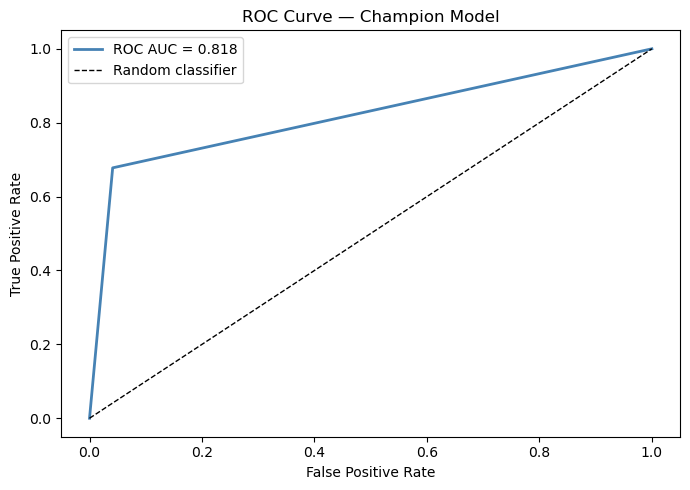
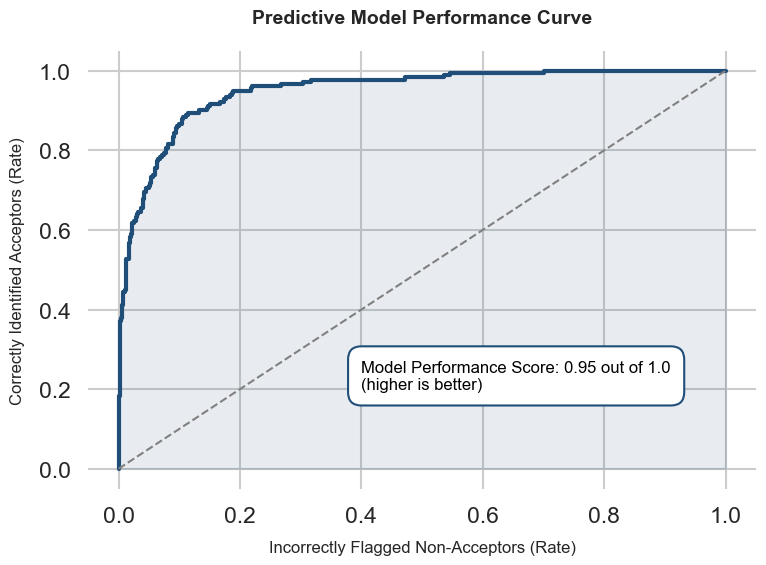
Unified diff of the notebook cell whose output changed from the first chart to the second:
--- before
+++ after
@@ -1,15 +1,31 @@
-fpr, tpr, thresholds = roc_curve(y_test, y_pred)
+y_pred_proba = champion.predict_proba(X_test)[:, 1]
+
+#Calculate ROC curve metrics using probabilities (NOT binary predictions)
+fpr, tpr, thresholds = roc_curve(y_test, y_pred_proba)
 roc_auc = auc(fpr, tpr)
 
-plt.figure(figsize=(7, 5))
-plt.plot(fpr, tpr, color='steelblue', lw=2, label=f'ROC AUC = {roc_auc:.3f}')
-plt.plot([0, 1], [0, 1], 'k--', lw=1, label='Random classifier')
-plt.xlabel('False Positive Rate')
-plt.ylabel('True Positive Rate')
-plt.title('ROC Curve — Champion Model')
-plt.legend()
+sns.set_theme(style="whitegrid", context="talk")
+
+fig, ax = plt.subplots(figsize=(8, 6))
+
+ax.plot(fpr, tpr, color='#1F4E79', lw=3)
+
+ax.fill_between(fpr, tpr, alpha=0.1, color='#1F4E79')
+
+ax.plot([0, 1], [0, 1], color='grey', linestyle='--', lw=1.5)
+
+# Apply plain English titles and axis labels
+ax.set_title('Predictive Model Performance Curve', fontsize=14, fontweight='bold', pad=20)
+ax.set_xlabel('Incorrectly Flagged Non-Acceptors (Rate)', fontsize=12, labelpad=10)
+ax.set_ylabel('Correctly Identified Acceptors (Rate)', fontsize=12, labelpad=10)
+
+callout_text = f"Model Performance Score: {roc_auc:.2f} out of 1.0\n(higher is better)"
+ax.text(0.4, 0.2, callout_text, fontsize=12, color='black',
+        bbox=dict(facecolor='white', edgecolor='#1F4E79', boxstyle='round,pad=0.8'))
+
+# Remove standard plot borders
+sns.despine(left=True, bottom=True)
+
 plt.tight_layout()
-plt.savefig('../roc_curve.png', dpi=300)
+plt.savefig('../roc_curve_business.png', dpi=300, bbox_inches='tight')
 plt.show()
-
-print(f"AUC: {roc_auc:.4f}")

Commit: new images generated